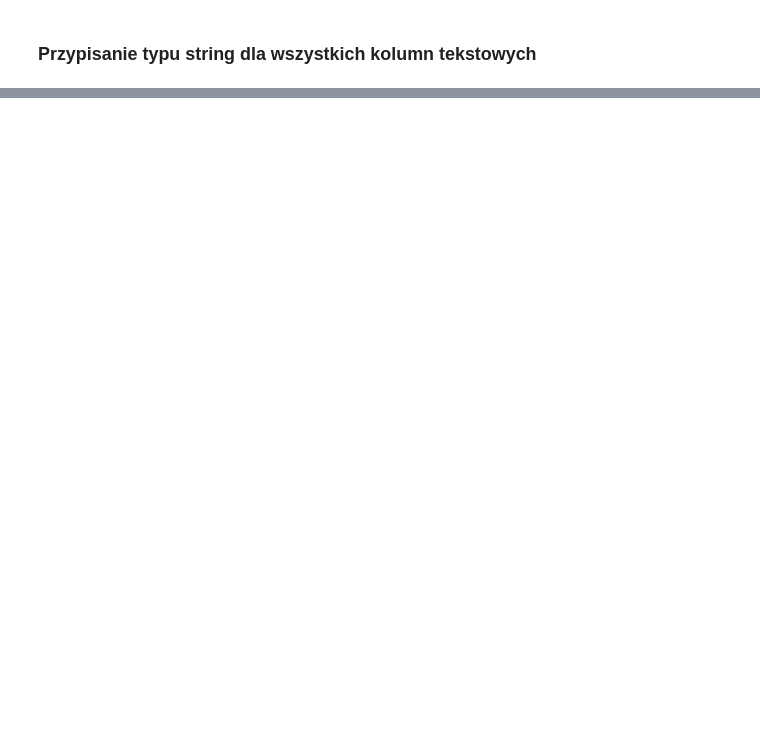
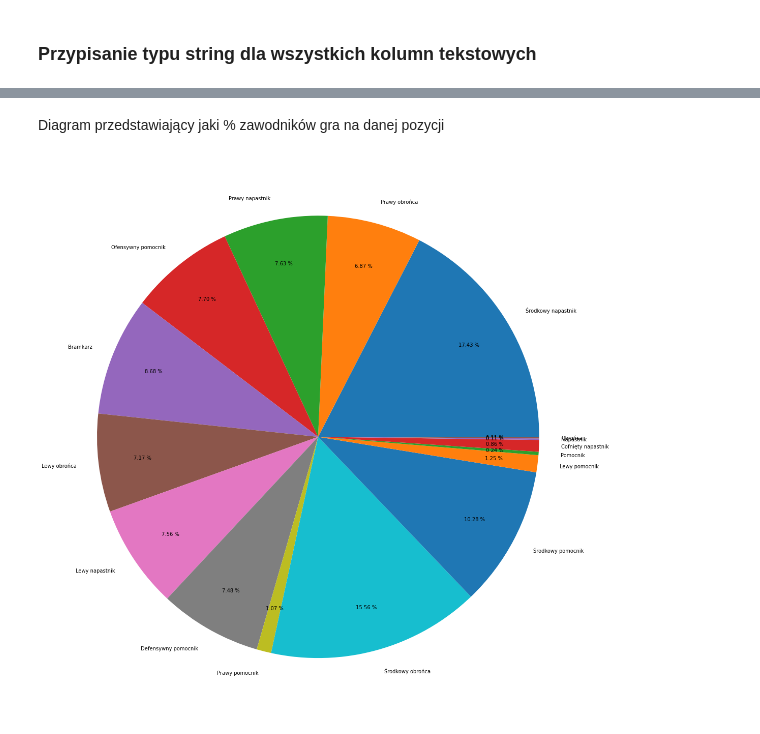
Before and after one commit to maciekgrzela/analiza-sportowa, a Jupyter notebook: analiza-danych.ipynb, the cells around one changed output, grey strips where cells are left out. Saved outputs shown, nothing was run; the diff lists cells and outputs as text; code cells hidden in the pictures; blank space fills up the shorter version.

Commit message:
new charts

```diff
--- a/analiza-danych.ipynb
+++ b/analiza-danych.ipynb
@@ -127,0 +130,18 @@ ax.axvline(transfer_df['PlayerAge'].median(), color='green')
+# %% [markdown]
+Diagram przedstawiający jaki % zawodników gra na danej pozycji
+# %%
+positions_unique_list = []
+for position in transfer_df["PlayerPosition"]:
+    if position not in positions_unique_list:
+        positions_unique_list.append(position)
+
+amout_of_players = []
+for position in positions_unique_list:
+    number = transfer_df.loc[transfer_df["PlayerPosition"] == position].count()[0]
+    amout_of_players.append(number)
+
+plt.figure(figsize=(20,20))
+plt.pie(amout_of_players, labels=positions_unique_list, autopct='%.2f %%', pctdistance=0.8)
+plt.show()
+# %% [output]
+[figure, added]
```
Also changed, not shown: parts of 13 cells of this notebook.
